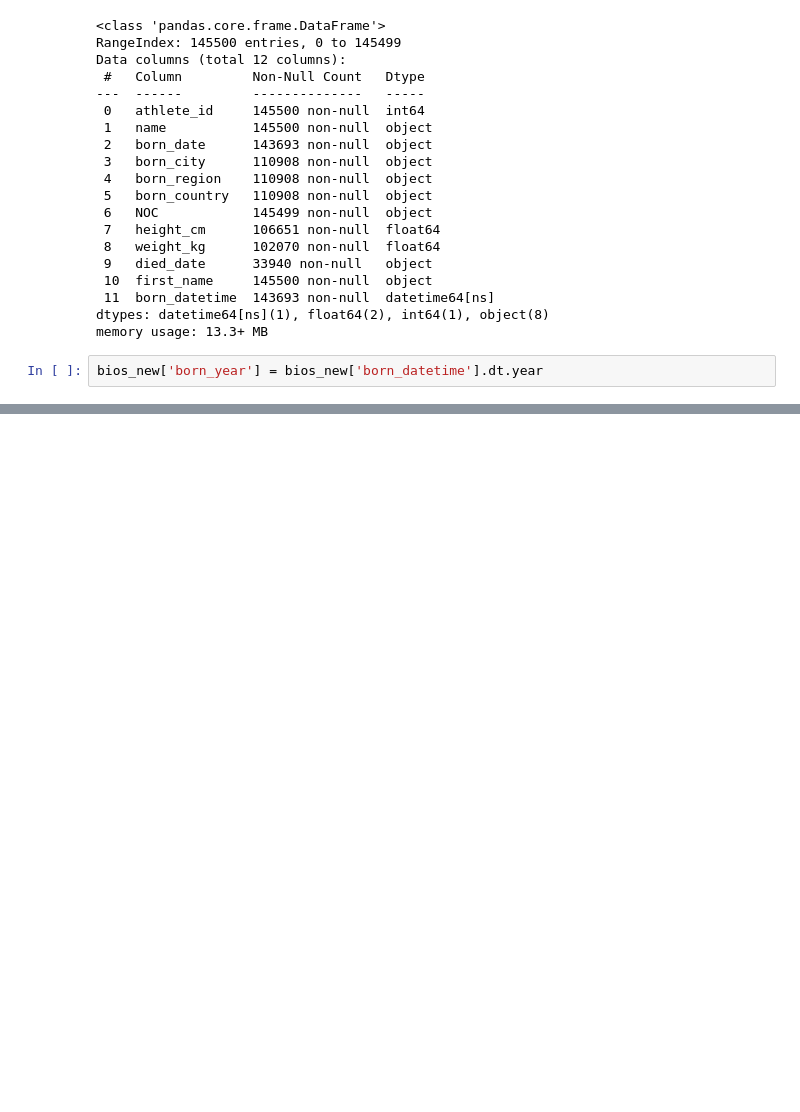
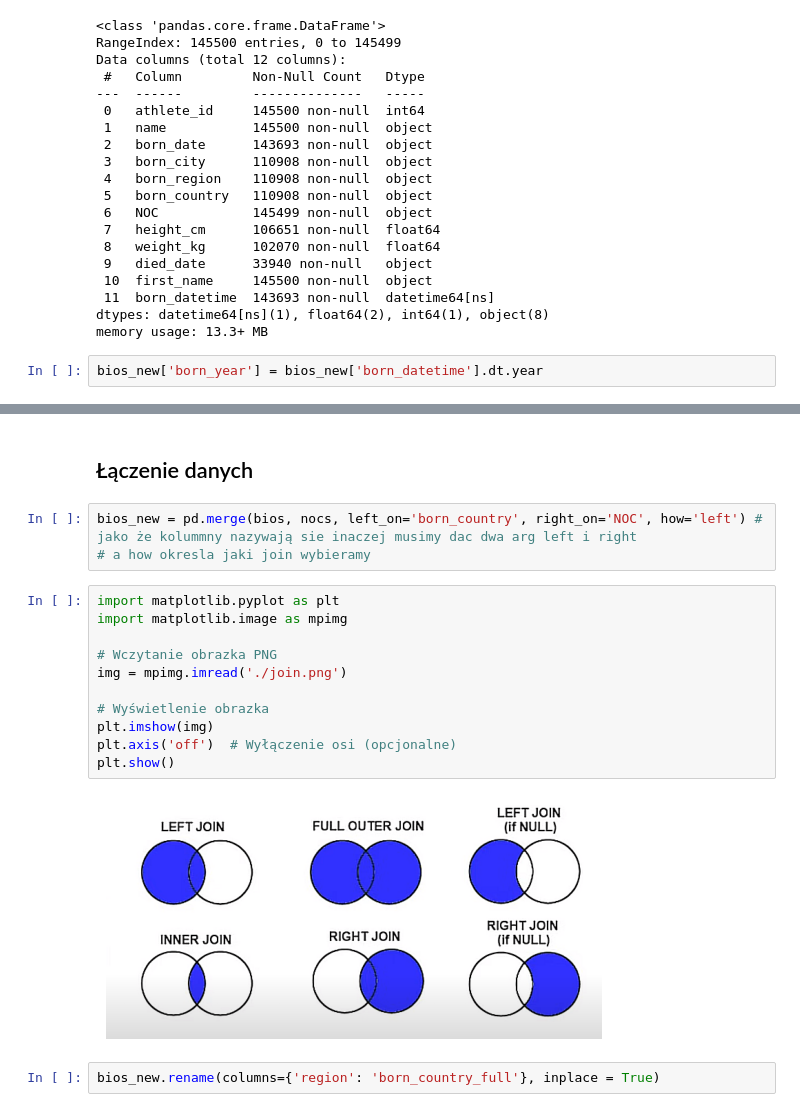
Before and after one commit to AleksandraJuras2000/Practice_Python, a Jupyter notebook: zad1.ipynb, the cells around one changed output, grey strips where cells are left out. Drawn from its saved outputs; the diff is of its cells as text; blank space fills up the shorter version.

Commit message:
łączenie dodawanie kolumn, dodawanie obrazów

```diff
--- a/zad1.ipynb
+++ b/zad1.ipynb
@@ -1365,0 +1419,20 @@ bios_new['born_year'] = bios_new['born_datetime'].dt.year
+# %% [markdown]
+## Łączenie danych
+# %%
+bios_new = pd.merge(bios, nocs, left_on='born_country', right_on='NOC', how='left') # jako że kolummny nazywają sie inaczej musimy dac dwa arg left i right
+# a how okresla jaki join wybieramy
+# %%
+import matplotlib.pyplot as plt
+import matplotlib.image as mpimg
+
+# Wczytanie obrazka PNG
+img = mpimg.imread('./join.png')
+
+# Wyświetlenie obrazka
+plt.imshow(img)
+plt.axis('off')  # Wyłączenie osi (opcjonalne)
+plt.show()
+# %% [output]
+[figure, added]
+# %%
+bios_new.rename(columns={'region': 'born_country_full'}, inplace = True)
```
Also changed, not shown: parts of 13 cells of this notebook, 2 other files.
